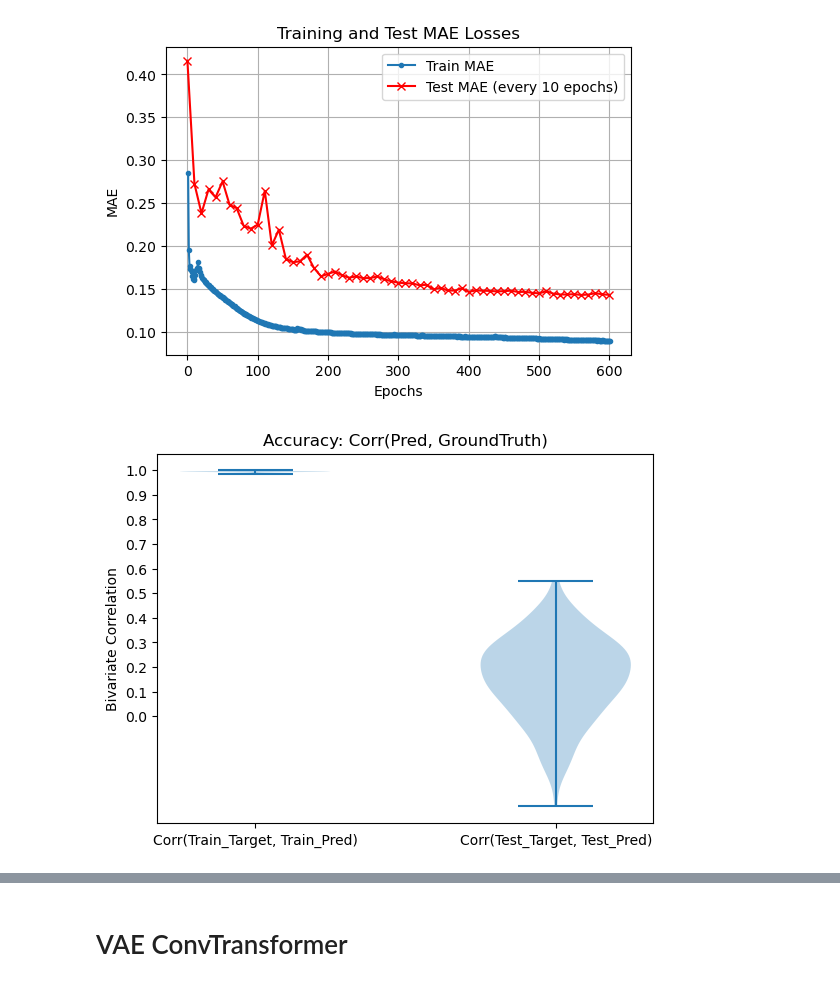
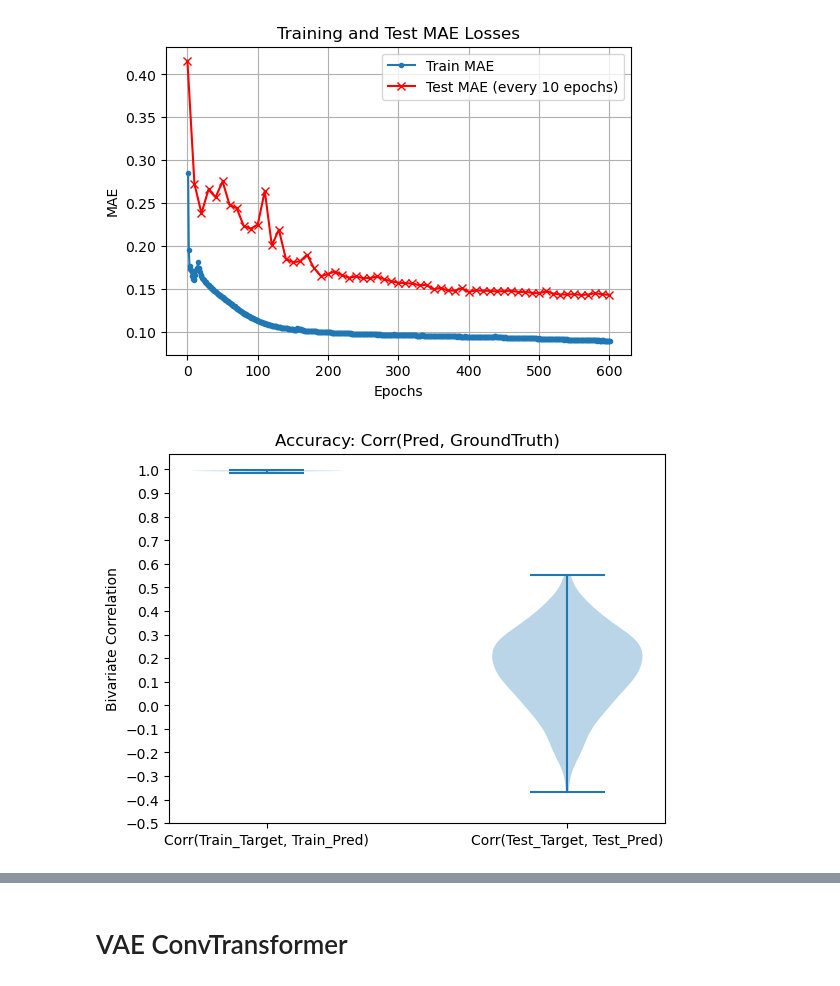
Before and after one commit to fyzeen/NeuroTranslate, a Jupyter notebook: SurfToNetmat/code/ICAd15_schfd100/model_diagnostics2.ipynb, the cells around one changed output, grey strips where cells are left out. Cells and saved outputs as stored; diff of their text form; code cells hidden in the pictures.

```diff
--- a/SurfToNetmat/code/ICAd15_schfd100/model_diagnostics2.ipynb
+++ b/SurfToNetmat/code/ICAd15_schfd100/model_diagnostics2.ipynb
@@ -1309,32 +1309,32 @@ train_mean = np.mean(train_Target, axis=0)
 
 test_corrs = []
 for i in range(test_Target.shape[0]):
     corr = np.corrcoef(test_Target[i, :] - test_mean, test_pred[i, :] - test_mean)
     test_corrs.append(corr[0,1])
 
 train_corrs = []
 for i in range(train_Target.shape[0]):
     corr = np.corrcoef(train_Target[i, :] - train_mean, train_pred[i, :] - train_mean)
     train_corrs.append(corr[0,1])
 
 
 '''
 test_corrs = []
 for i in range(test_Target.shape[0]):
     corr = np.corrcoef(test_Target[i, :], test_pred[i, :])
     test_corrs.append(corr[0,1])
 
 train_corrs = []
 for i in range(train_Target.shape[0]):
     corr = np.corrcoef(train_Target[i, :], train_pred[i, :])
     train_corrs.append(corr[0,1])
 '''
 
 plt.violinplot([train_corrs, test_corrs])
 plt.xticks([1, 2], ['Corr(Train_Target, Train_Pred)', 'Corr(Test_Target, Test_Pred)'])
-plt.yticks(np.arange(0, 1.1, 0.1))
+plt.yticks(np.arange(-0.5, 1.1, 0.1))
 plt.ylabel("Bivariate Correlation")
 plt.title("Accuracy: Corr(Pred, GroundTruth)")
 plt.show()
 # %% [output]
-[figure, old version]
+[figure, new version]
```
Also changed, not shown: parts of 17 cells of this notebook, 8 other files.
